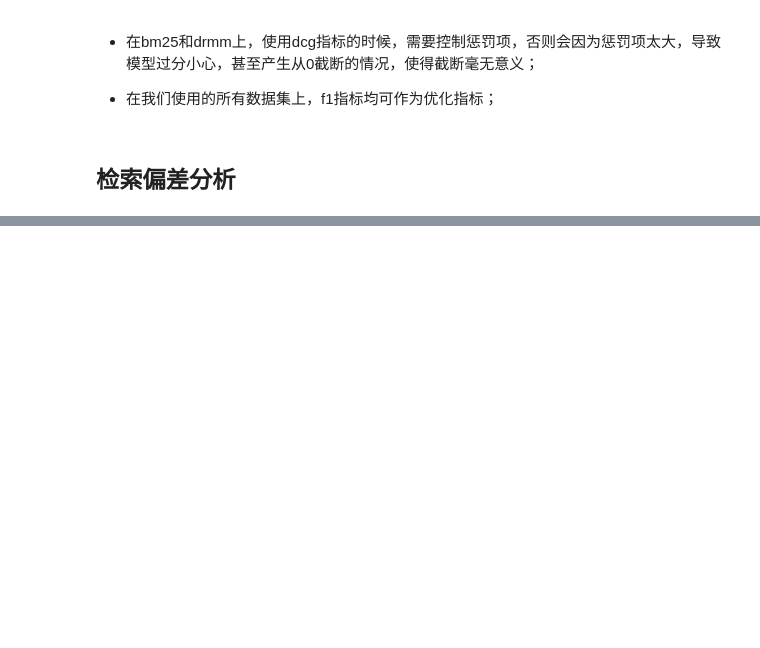
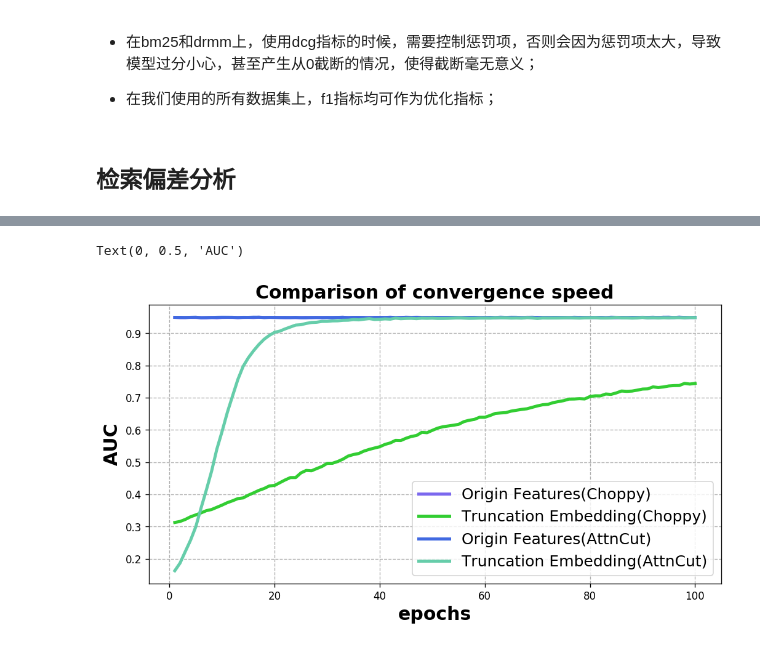
Before and after one commit to Woody5962/Ranked-List-Truncation, a Jupyter notebook: Baseline/Truncation_analysis.ipynb, the cells around one changed output, grey strips where cells are left out. Cells and saved outputs as stored; diff of their text form; code cells hidden in the pictures; blank space fills up the shorter version.

```diff
--- a/Baseline/Truncation_analysis.ipynb
+++ b/Baseline/Truncation_analysis.ipynb
@@ -181,0 +182,19 @@ pre_train[14]
+# %%
+from matplotlib.ticker import FuncFormatter
+
+x = list(range(1, 101))
+plt.figure(figsize=(10,5), dpi=120)
+plt.grid(linestyle = "--")
+
+plt.plot(x,direct_ch[:100], color="mediumslateblue",linewidth=3.,label='Origin Features(Choppy)')
+plt.plot(x,pre_train_ch[:100], color="limegreen",linewidth=3.,label='Truncation Embedding(Choppy)')
+plt.plot(x,direct_at[:100], color="royalblue",linewidth=3.,label='Origin Features(AttnCut)')
+plt.plot(x,pre_train_at[:100], color="mediumaquamarine",linewidth=3.,label='Truncation Embedding(AttnCut)')
+plt.legend(fontsize=15)
+
+plt.title('Comparison of convergence speed', fontsize=18,fontweight='bold')
+plt.xlabel('epochs', fontsize=18,fontweight='bold')
+plt.ylabel('AUC', fontsize=18,fontweight='bold')
+# %% [output]
+Text(0, 0.5, 'AUC')
+[figure, added]
```
Also changed, not shown: parts of 42 cells of this notebook, 5 other files.
